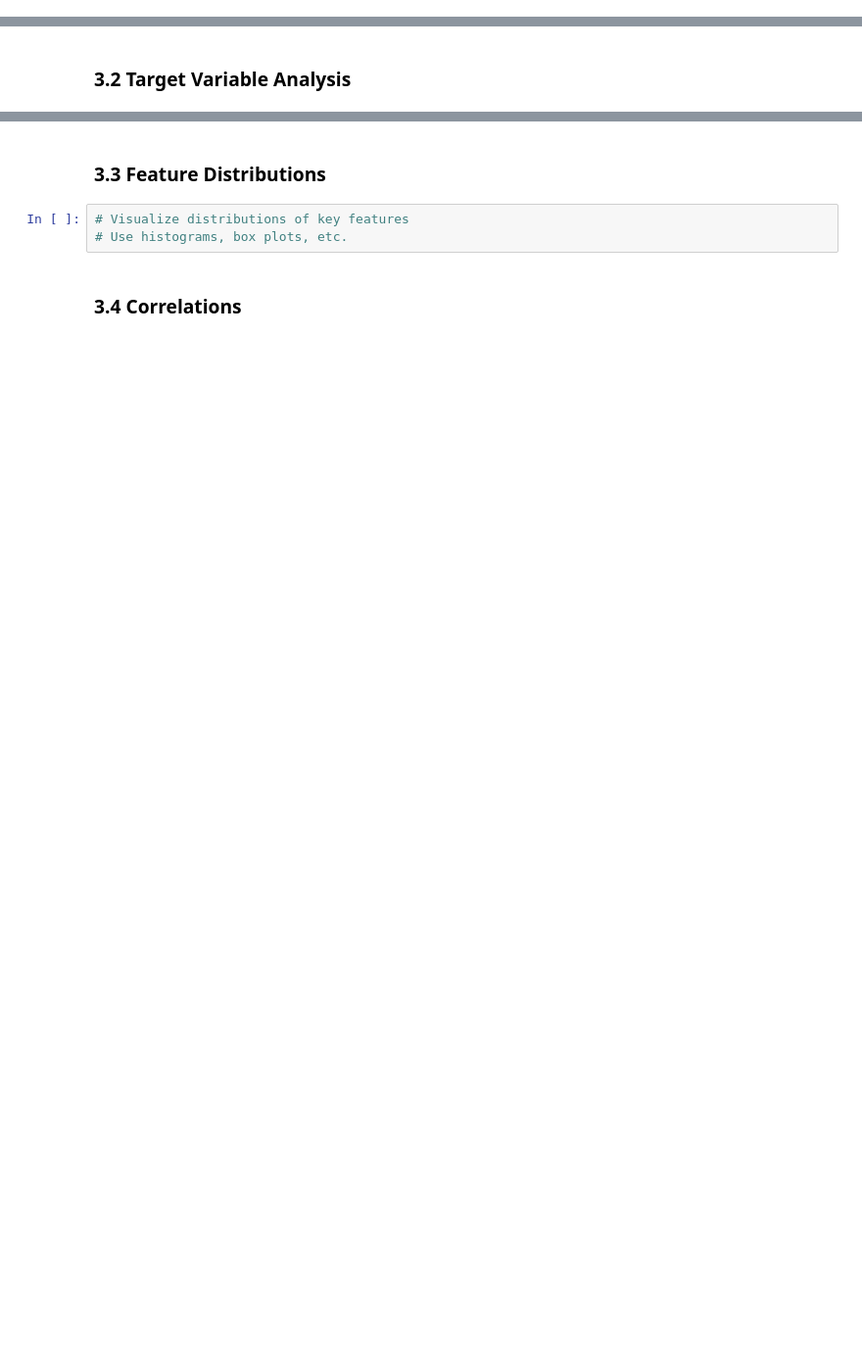
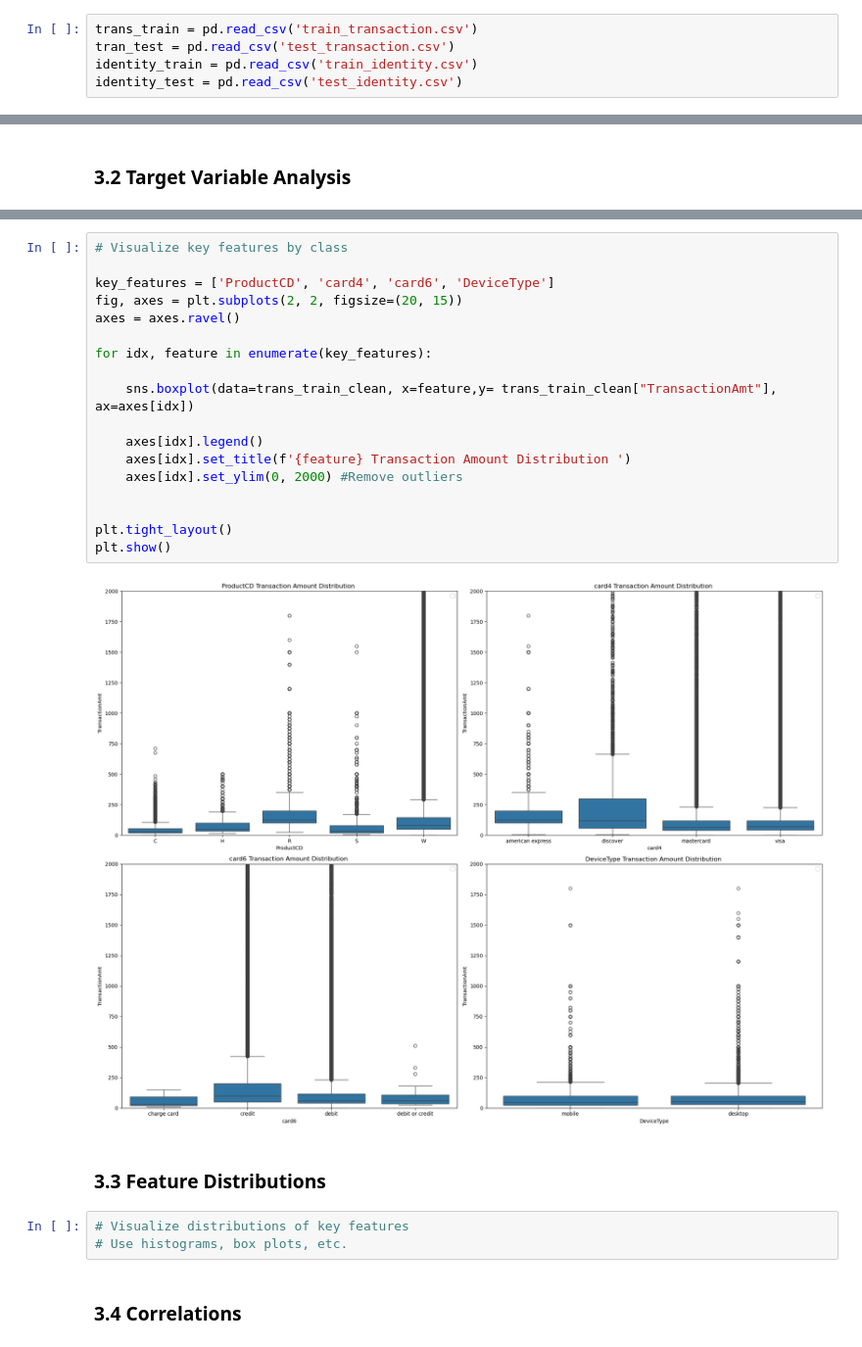
Before and after one commit to BenDuong/Bank-Fraud-Detection, a Jupyter notebook: capstone2_project_template.ipynb, the cells around one changed output, grey strips where cells are left out. Shown at 98% size. Saved outputs shown, nothing was run; the diff lists cells and outputs as text; blank space fills up the shorter version.

```diff
--- a/capstone2_project_template.ipynb
+++ b/capstone2_project_template.ipynb
@@ -79,0 +67,5 @@ import joblib
+# %%
+trans_train = pd.read_csv('train_transaction.csv')
+tran_test = pd.read_csv('test_transaction.csv')
+identity_train = pd.read_csv('train_identity.csv')
+identity_test = pd.read_csv('test_identity.csv')
@@ -102,3 +409,23 @@ import joblib
+# %%
+# Visualize key features by class
+
+key_features = ['ProductCD', 'card4', 'card6', 'DeviceType']
+fig, axes = plt.subplots(2, 2, figsize=(20, 15))
+axes = axes.ravel()
+
+for idx, feature in enumerate(key_features):
+
+    sns.boxplot(data=trans_train_clean, x=feature,y= trans_train_clean["TransactionAmt"], ax=axes[idx])
+
+    axes[idx].legend()
+    axes[idx].set_title(f'{feature} Transaction Amount Distribution ')
+    axes[idx].set_ylim(0, 2000) #Remove outliers
+
+
+plt.tight_layout()
+plt.show()
+# %% [output]
+[figure, added]
 # %% [markdown]
 ### 3.3 Feature Distributions
 # %%
```
Also changed, not shown: parts of 24 cells of this notebook.
